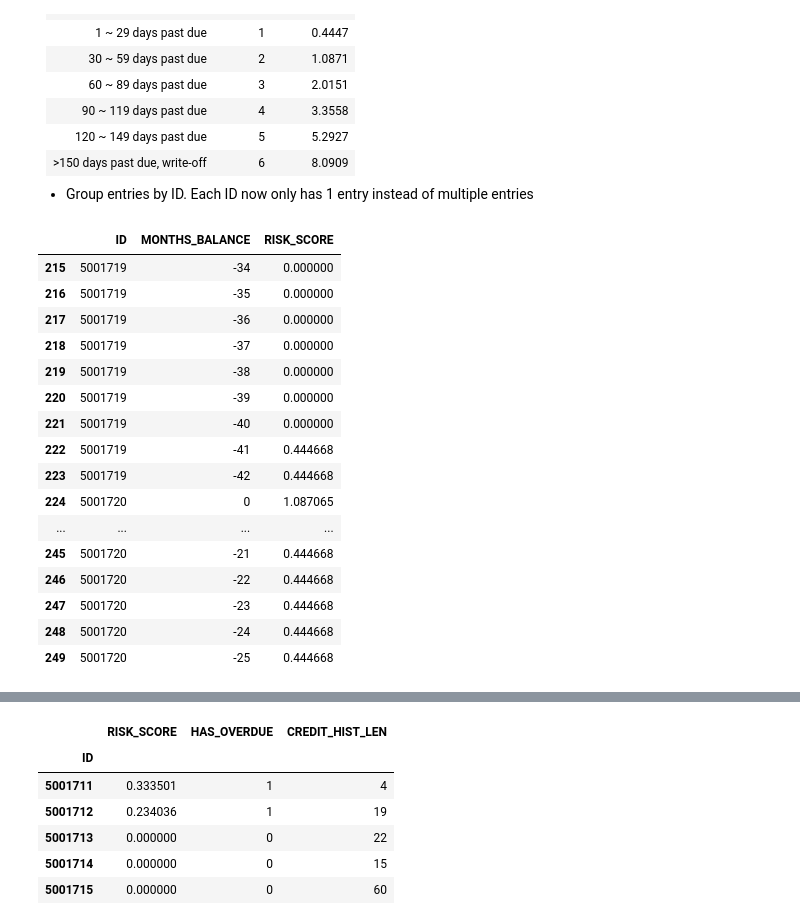
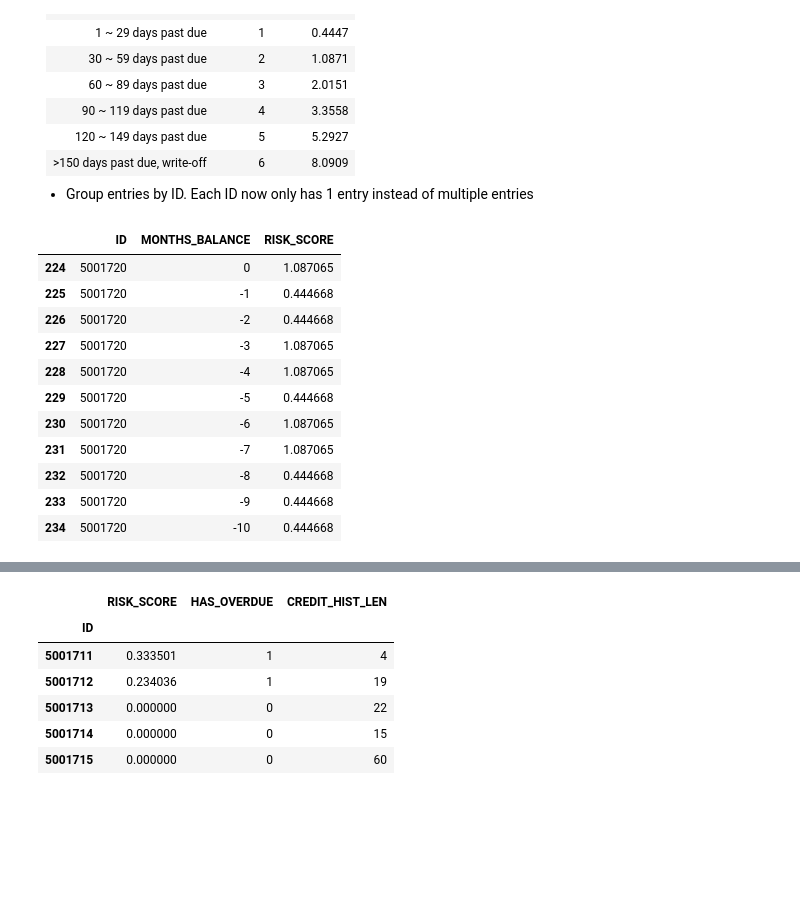
Before and after one commit to Artemis-Hunt/2702-DataViz, a Jupyter notebook: DAO2702 Project data preprocessing.ipynb, the cells around one changed output, grey strips where cells are left out. Cells and saved outputs as stored; diff of their text form; code cells hidden in the pictures; blank space fills up the shorter version.

```diff
--- a/DAO2702 Project data preprocessing.ipynb
+++ b/DAO2702 Project data preprocessing.ipynb
@@ -155,24 +230,19 @@ credit_hist_grouped.drop(["STATUS"], axis=1, inplace=True)
 # %%
 #Visualize some of the entries
-credit_hist_grouped.iloc[215:250,:]
+credit_hist_grouped.iloc[224:235,:]
 # %% [output]
 |  | ID | MONTHS_BALANCE | RISK_SCORE |
-| 215 | 5001719 | -34 | 0.000000 |
-| 216 | 5001719 | -35 | 0.000000 |
-| 217 | 5001719 | -36 | 0.000000 |
-| 218 | 5001719 | -37 | 0.000000 |
-| 219 | 5001719 | -38 | 0.000000 |
-| 220 | 5001719 | -39 | 0.000000 |
-| 221 | 5001719 | -40 | 0.000000 |
-| 222 | 5001719 | -41 | 0.444668 |
-| 223 | 5001719 | -42 | 0.444668 |
 | 224 | 5001720 | 0 | 1.087065 |
-| ... | ... | ... | ... |
-| 245 | 5001720 | -21 | 0.444668 |
-| 246 | 5001720 | -22 | 0.444668 |
-| 247 | 5001720 | -23 | 0.444668 |
-| 248 | 5001720 | -24 | 0.444668 |
-| 249 | 5001720 | -25 | 0.444668 |
+| 225 | 5001720 | -1 | 0.444668 |
+| 226 | 5001720 | -2 | 0.444668 |
+| 227 | 5001720 | -3 | 1.087065 |
+| 228 | 5001720 | -4 | 1.087065 |
+| 229 | 5001720 | -5 | 0.444668 |
+| 230 | 5001720 | -6 | 1.087065 |
+| 231 | 5001720 | -7 | 1.087065 |
+| 232 | 5001720 | -8 | 0.444668 |
+| 233 | 5001720 | -9 | 0.444668 |
+| 234 | 5001720 | -10 | 0.444668 |
 # %%
 # Record how many months ago was that particular record for, in terms of positive numbers (e.g. 1 month ago, 2 months ago)
 credit_hist_grouped["MONTHS_AGO"] = credit_hist_grouped["MONTHS_BALANCE"] * -1
```
Also changed, not shown: parts of 37 cells of this notebook, 1 other file.
